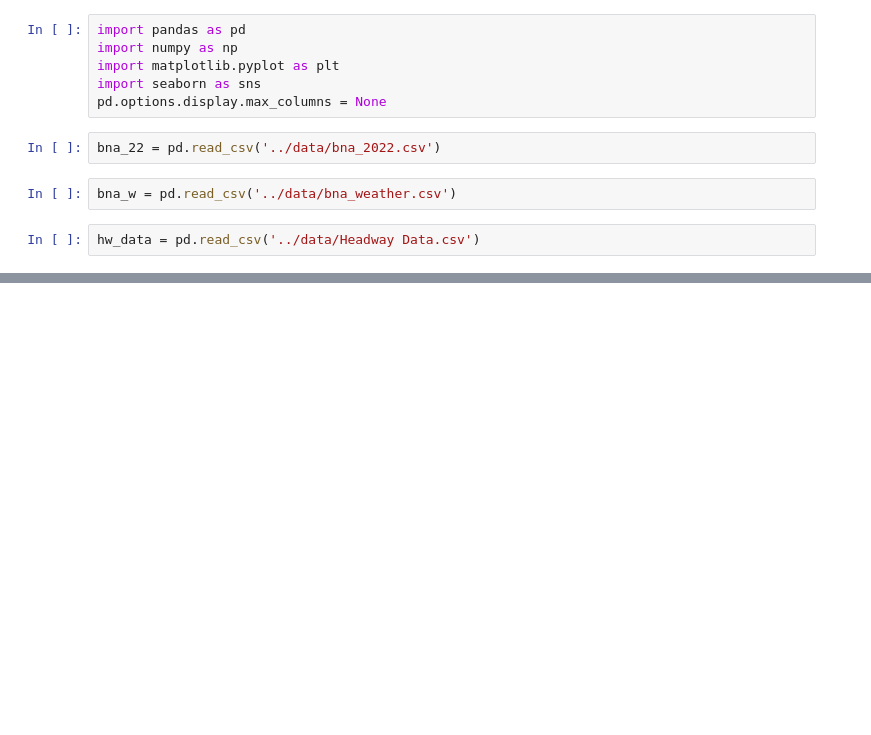
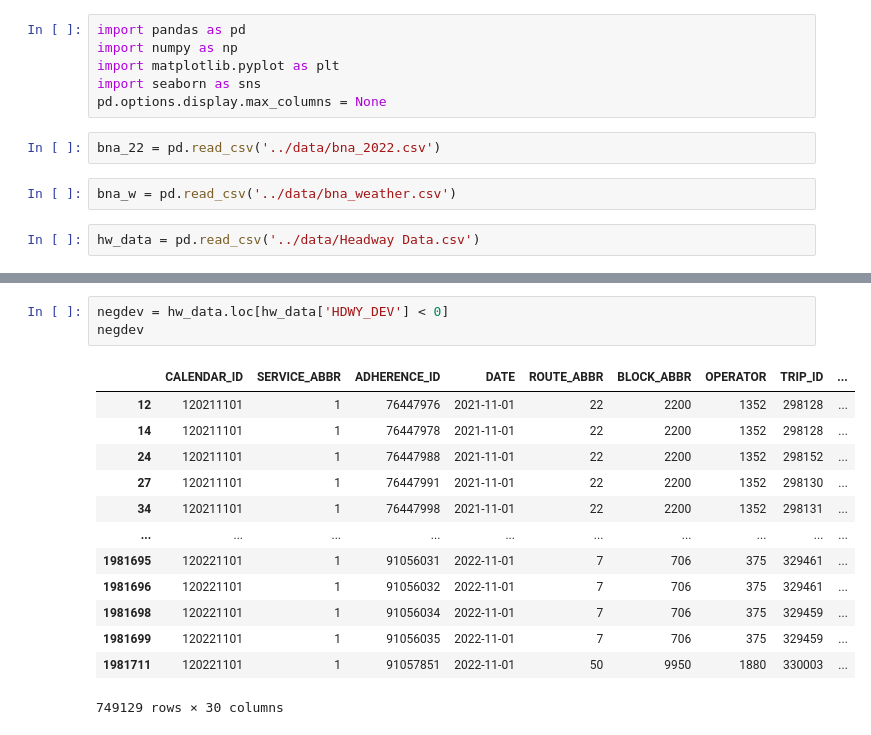
Before and after one commit to NSS-Data-Analytics-Cohort-7/wego-shut_up_and_take_my_query, a Jupyter notebook: notebooks/WegoProject.ipynb, the cells around one changed output, grey strips where cells are left out. Cells and saved outputs as stored; diff of their text form; blank space fills up the shorter version.

```diff
--- a/notebooks/WegoProject.ipynb
+++ b/notebooks/WegoProject.ipynb
@@ -28,0 +149,17 @@ oper
+# %%
+negdev = hw_data.loc[hw_data['HDWY_DEV'] < 0]
+negdev
+# %% [output]
+|  | CALENDAR_ID | SERVICE_ABBR | ADHERENCE_ID | DATE | ROUTE_ABBR | BLOCK_ABBR | OPERATOR | TRIP_ID | ... |
+| 12 | 120211101 | 1 | 76447976 | 2021-11-01 | 22 | 2200 | 1352 | 298128 | ... |
+| 14 | 120211101 | 1 | 76447978 | 2021-11-01 | 22 | 2200 | 1352 | 298128 | ... |
+| 24 | 120211101 | 1 | 76447988 | 2021-11-01 | 22 | 2200 | 1352 | 298152 | ... |
+| 27 | 120211101 | 1 | 76447991 | 2021-11-01 | 22 | 2200 | 1352 | 298130 | ... |
+| 34 | 120211101 | 1 | 76447998 | 2021-11-01 | 22 | 2200 | 1352 | 298131 | ... |
+| ... | ... | ... | ... | ... | ... | ... | ... | ... | ... |
+| 1981695 | 120221101 | 1 | 91056031 | 2022-11-01 | 7 | 706 | 375 | 329461 | ... |
+| 1981696 | 120221101 | 1 | 91056032 | 2022-11-01 | 7 | 706 | 375 | 329461 | ... |
+| 1981698 | 120221101 | 1 | 91056034 | 2022-11-01 | 7 | 706 | 375 | 329459 | ... |
+| 1981699 | 120221101 | 1 | 91056035 | 2022-11-01 | 7 | 706 | 375 | 329459 | ... |
+| 1981711 | 120221101 | 1 | 91057851 | 2022-11-01 | 50 | 9950 | 1880 | 330003 | ... |
+749129 rows × 30 columns
```
Also changed, not shown: parts of 8 cells of this notebook.
